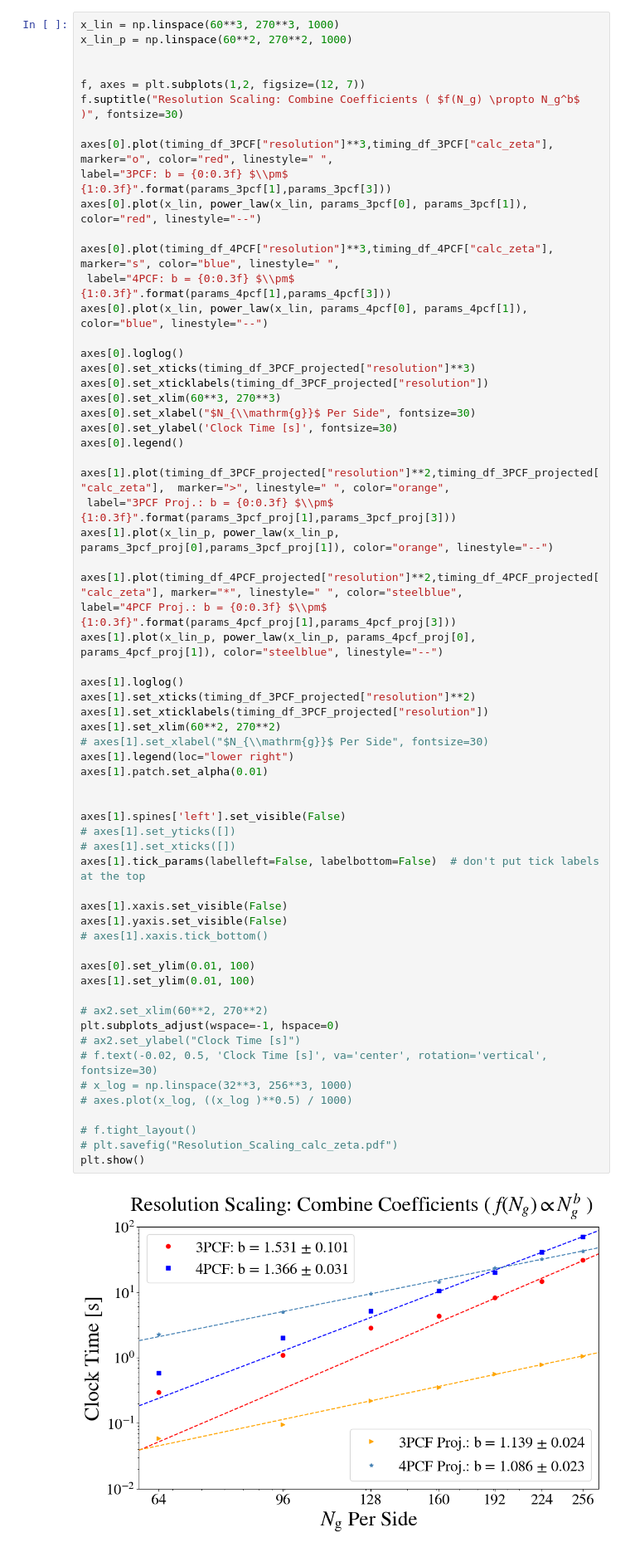
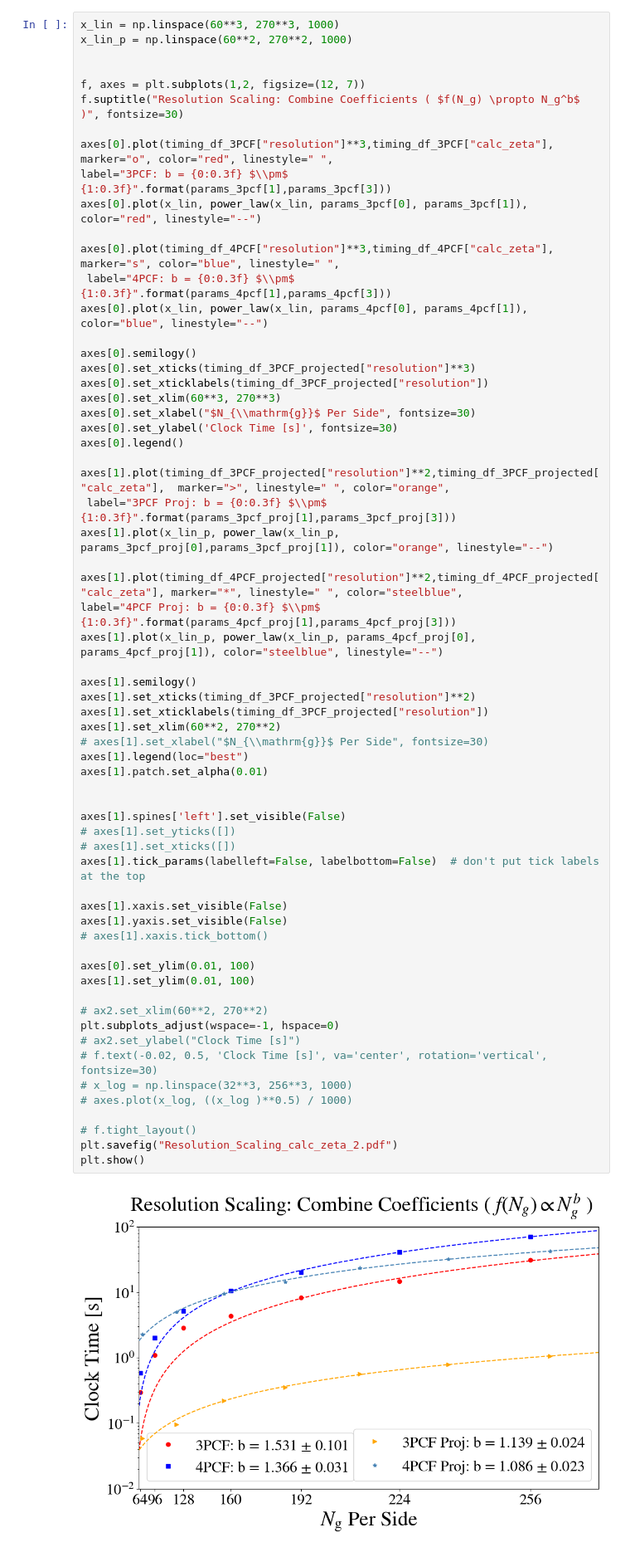
Before and after one commit to James11222/sarabande, a Jupyter notebook: notebooks/resolution_scaling_figures.ipynb, the cells around one changed output. Shown at 83% size. Cells and saved outputs as stored; diff of their text form.

```diff
--- a/notebooks/resolution_scaling_figures.ipynb
+++ b/notebooks/resolution_scaling_figures.ipynb
@@ -231,7 +231,7 @@ axes[0].plot(timing_df_4PCF["resolution"]**3,timing_df_4PCF["calc_zeta"], marker
  label="4PCF: b = {0:0.3f} $\\pm$ {1:0.3f}".format(params_4pcf[1],params_4pcf[3]))
 axes[0].plot(x_lin, power_law(x_lin, params_4pcf[0], params_4pcf[1]), color="blue", linestyle="--")
 
-axes[0].loglog()
+axes[0].semilogy()
 axes[0].set_xticks(timing_df_3PCF_projected["resolution"]**3)
 axes[0].set_xticklabels(timing_df_3PCF_projected["resolution"])
 axes[0].set_xlim(60**3, 270**3)
@@ -240,43 +240,43 @@ axes[0].set_ylabel('Clock Time [s]', fontsize=30)
 axes[0].legend()
 
 axes[1].plot(timing_df_3PCF_projected["resolution"]**2,timing_df_3PCF_projected["calc_zeta"],  marker=">", linestyle=" ", color="orange",
- label="3PCF Proj.: b = {0:0.3f} $\\pm$ {1:0.3f}".format(params_3pcf_proj[1],params_3pcf_proj[3]))
+ label="3PCF Proj: b = {0:0.3f} $\\pm$ {1:0.3f}".format(params_3pcf_proj[1],params_3pcf_proj[3]))
 axes[1].plot(x_lin_p, power_law(x_lin_p, params_3pcf_proj[0],params_3pcf_proj[1]), color="orange", linestyle="--")
 
 axes[1].plot(timing_df_4PCF_projected["resolution"]**2,timing_df_4PCF_projected["calc_zeta"], marker="*", linestyle=" ", color="steelblue",
-label="4PCF Proj.: b = {0:0.3f} $\\pm$ {1:0.3f}".format(params_4pcf_proj[1],params_4pcf_proj[3]))
+label="4PCF Proj: b = {0:0.3f} $\\pm$ {1:0.3f}".format(params_4pcf_proj[1],params_4pcf_proj[3]))
 axes[1].plot(x_lin_p, power_law(x_lin_p, params_4pcf_proj[0], params_4pcf_proj[1]), color="steelblue", linestyle="--")
 
-axes[1].loglog()
+axes[1].semilogy()
 axes[1].set_xticks(timing_df_3PCF_projected["resolution"]**2)
 axes[1].set_xticklabels(timing_df_3PCF_projected["resolution"])
 axes[1].set_xlim(60**2, 270**2)
 # axes[1].set_xlabel("$N_{\\mathrm{g}}$ Per Side", fontsize=30)
-axes[1].legend(loc="lower right")
+axes[1].legend(loc="best")
 axes[1].patch.set_alpha(0.01)
 
 
 axes[1].spines['left'].set_visible(False)
 # axes[1].set_yticks([])
 # axes[1].set_xticks([])
 axes[1].tick_params(labelleft=False, labelbottom=False)  # don't put tick labels at the top
 
 axes[1].xaxis.set_visible(False)
 axes[1].yaxis.set_visible(False)
 # axes[1].xaxis.tick_bottom()
 
 axes[0].set_ylim(0.01, 100)
 axes[1].set_ylim(0.01, 100)
 
 # ax2.set_xlim(60**2, 270**2)
 plt.subplots_adjust(wspace=-1, hspace=0)
 # ax2.set_ylabel("Clock Time [s]")
 # f.text(-0.02, 0.5, 'Clock Time [s]', va='center', rotation='vertical', fontsize=30)
 # x_log = np.linspace(32**3, 256**3, 1000)
 # axes.plot(x_log, ((x_log )**0.5) / 1000)
 
 # f.tight_layout()
-# plt.savefig("Resolution_Scaling_calc_zeta.pdf")
+plt.savefig("Resolution_Scaling_calc_zeta_2.pdf")
 plt.show()
 # %% [output]
-[figure, old version]
+[figure, new version]
```
